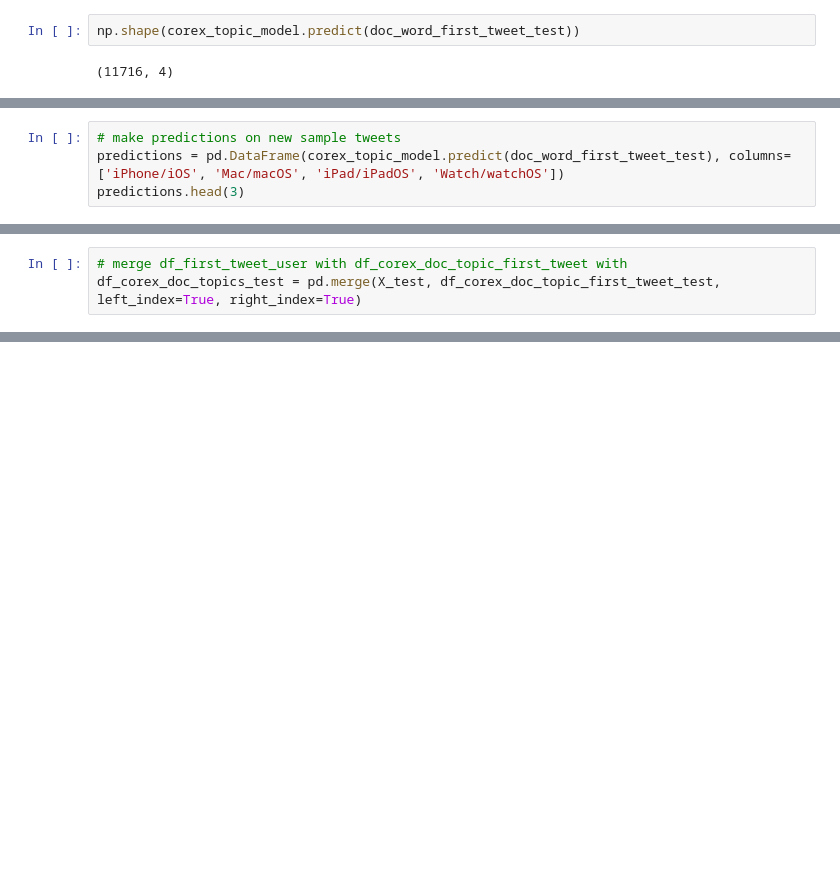
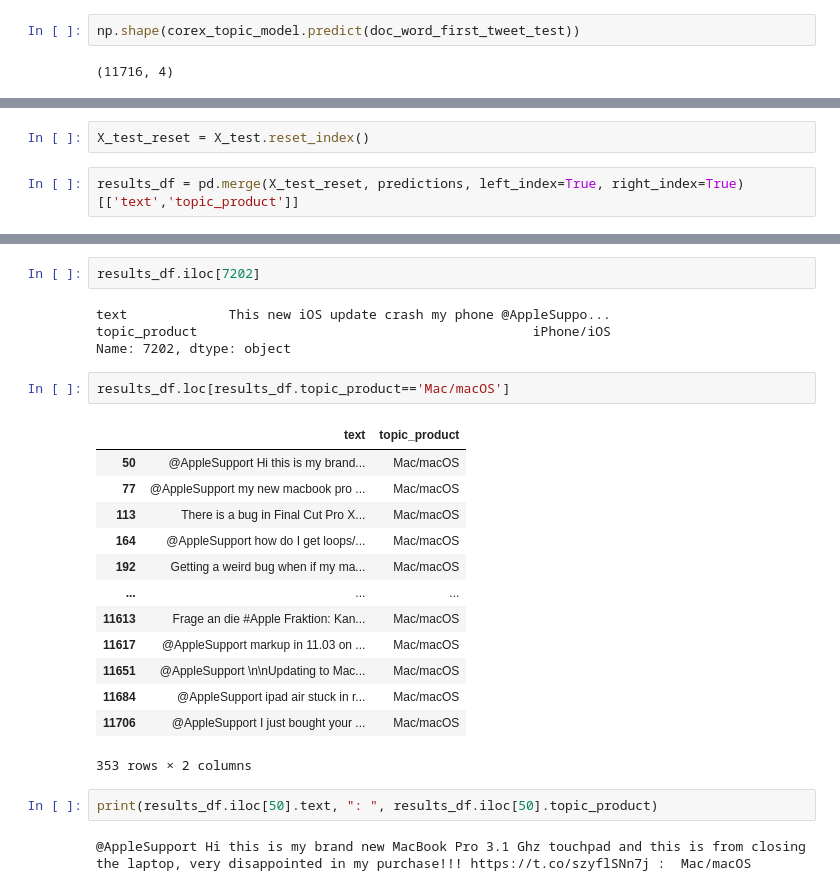
Before and after one commit to syntheticjohn/apple_tweets_nlp, a Jupyter notebook: apple_tweets_modeling.ipynb, the cells around one changed output, grey strips where cells are left out. Drawn from its saved outputs; the diff is of its cells as text; blank space fills up the shorter version.

```diff
--- a/apple_tweets_modeling.ipynb
+++ b/apple_tweets_modeling.ipynb
@@ -802,4 +774,0 @@ X_test.iloc[0].text
-# %%
-# make predictions on new sample tweets
-predictions = pd.DataFrame(corex_topic_model.predict(doc_word_first_tweet_test), columns=['iPhone/iOS', 'Mac/macOS', 'iPad/iPadOS', 'Watch/watchOS'])
-predictions.head(3)
@@ -854,3 +775,4 @@ Name: number_of_topics, dtype: float64
+# %%
+X_test_reset = X_test.reset_index()
 # %%
-# merge df_first_tweet_user with df_corex_doc_topic_first_tweet with
-df_corex_doc_topics_test = pd.merge(X_test, df_corex_doc_topic_first_tweet_test, left_index=True, right_index=True)
+results_df = pd.merge(X_test_reset, predictions, left_index=True, right_index=True)[['text','topic_product']]
@@ -876,0 +788,26 @@ array([], dtype=object)
+# %%
+results_df.iloc[7202]
+# %% [output]
+text             This new iOS update crash my phone @AppleSuppo...
+topic_product                                           iPhone/iOS
+Name: 7202, dtype: object
+# %%
+results_df.loc[results_df.topic_product=='Mac/macOS']
+# %% [output]
+|  | text | topic_product |
+| 50 | @AppleSupport Hi this is my brand... | Mac/macOS |
+| 77 | @AppleSupport my new macbook pro ... | Mac/macOS |
+| 113 | There is a bug in Final Cut Pro X... | Mac/macOS |
+| 164 | @AppleSupport how do I get loops/... | Mac/macOS |
+| 192 | Getting a weird bug when if my ma... | Mac/macOS |
+| ... | ... | ... |
+| 11613 | Frage an die #Apple Fraktion: Kan... | Mac/macOS |
+| 11617 | @AppleSupport markup in 11.03 on ... | Mac/macOS |
+| 11651 | @AppleSupport \n\nUpdating to Mac... | Mac/macOS |
+| 11684 | @AppleSupport ipad air stuck in r... | Mac/macOS |
+| 11706 | @AppleSupport I just bought your ... | Mac/macOS |
+353 rows × 2 columns
+# %%
+print(results_df.iloc[50].text, ": ", results_df.iloc[50].topic_product)
+# %% [output]
+@AppleSupport Hi this is my brand new MacBook Pro 3.1 Ghz touchpad and this is from closing the laptop, very disappointed in my purchase!!! https://t.co/szyflSNn7j :  Mac/macOS
```
Also changed, not shown: parts of 42 cells of this notebook.
